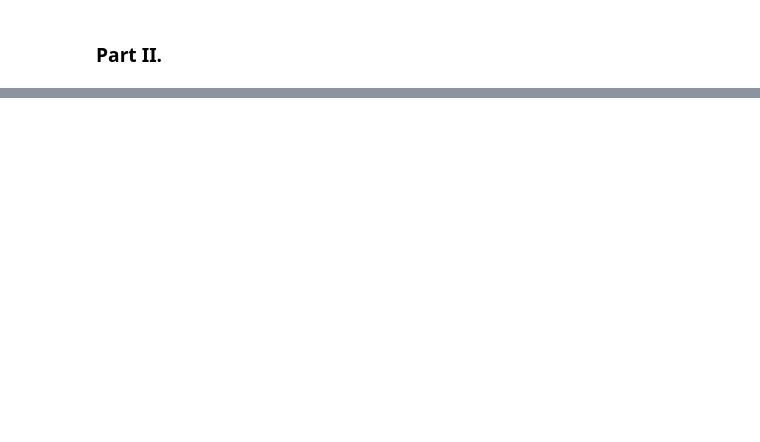
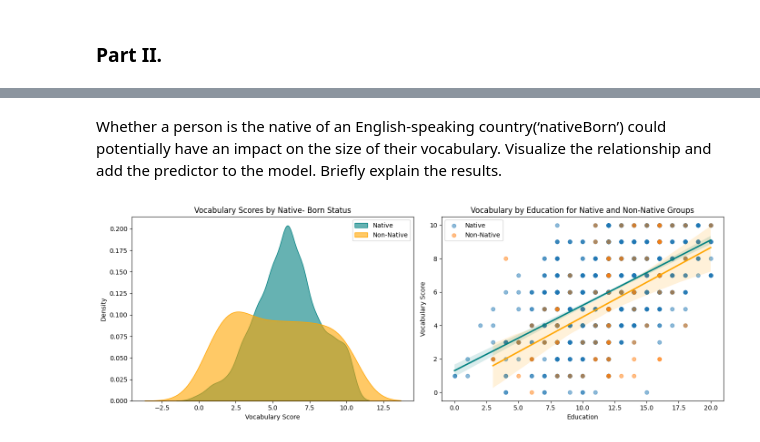
Before and after one commit to samuelnehrer02/CDataScience, a Jupyter notebook: PA2/assignment_2.ipynb, the cells around one changed output, grey strips where cells are left out. Saved outputs shown, nothing was run; the diff lists cells and outputs as text; code cells hidden in the pictures; blank space fills up the shorter version.

```diff
--- a/PA2/assignment_2.ipynb
+++ b/PA2/assignment_2.ipynb
@@ -165,0 +155,45 @@ Notes:
+# %% [markdown]
+Whether a person is the native of an English-speaking country(‘nativeBorn’) could potentially have an impact on the size of their vocabulary. Visualize the relationship and add the predictor to the model. Briefly explain the results.
+# %%
+# D.
+# We can for example begin by visualizing the distributions of vocabulary for native and non-native speakers
+vocab_nativeBorn_yes = data2_1978[data2_1978['nativeBorn'] == 'yes']['vocab']
+vocab_nativeBorn_no = data2_1978[data2_1978['nativeBorn'] == 'no']['vocab']
+fig, axes = plt.subplots(1, 2, figsize=(14, 5))
+
+# 1. Density Plot
+sns.kdeplot(vocab_nativeBorn_yes, label='Native', fill=True, color='teal', alpha=0.6, ax=axes[0])
+sns.kdeplot(vocab_nativeBorn_no, label='Non-Native', fill=True, color='orange', alpha=0.6, ax=axes[0])
+
+axes[0].set_xlabel('Vocabulary Score')
+axes[0].set_ylabel('Density')
+axes[0].set_title('Vocabulary Scores by Native- Born Status')
+axes[0].legend()
+
+# 2. Scatter Plot with Regression Lines
+sns.regplot(
+    x=data2_1978[data2_1978['nativeBorn'] == 'yes']['educ'],
+    y=data2_1978[data2_1978['nativeBorn'] == 'yes']['vocab'],
+    label='Native',
+    scatter_kws={'alpha': 0.5},
+    line_kws={'color': 'teal'},
+    ax=axes[1]
+)
+sns.regplot(
+    x=data2_1978[data2_1978['nativeBorn'] == 'no']['educ'],
+    y=data2_1978[data2_1978['nativeBorn'] == 'no']['vocab'],
+    label='Non-Native',
+    scatter_kws={'alpha': 0.5},
+    line_kws={'color': 'orange'},
+    ax=axes[1]
+)
+
+axes[1].set_xlabel('Education')
+axes[1].set_ylabel('Vocabulary Score')
+axes[1].set_title('Vocabulary by Education for Native and Non-Native Groups')
+axes[1].legend()
+
+plt.tight_layout()
+plt.show()
+# %% [output]
+[figure, added]
```
Also changed, not shown: parts of 14 cells of this notebook.
